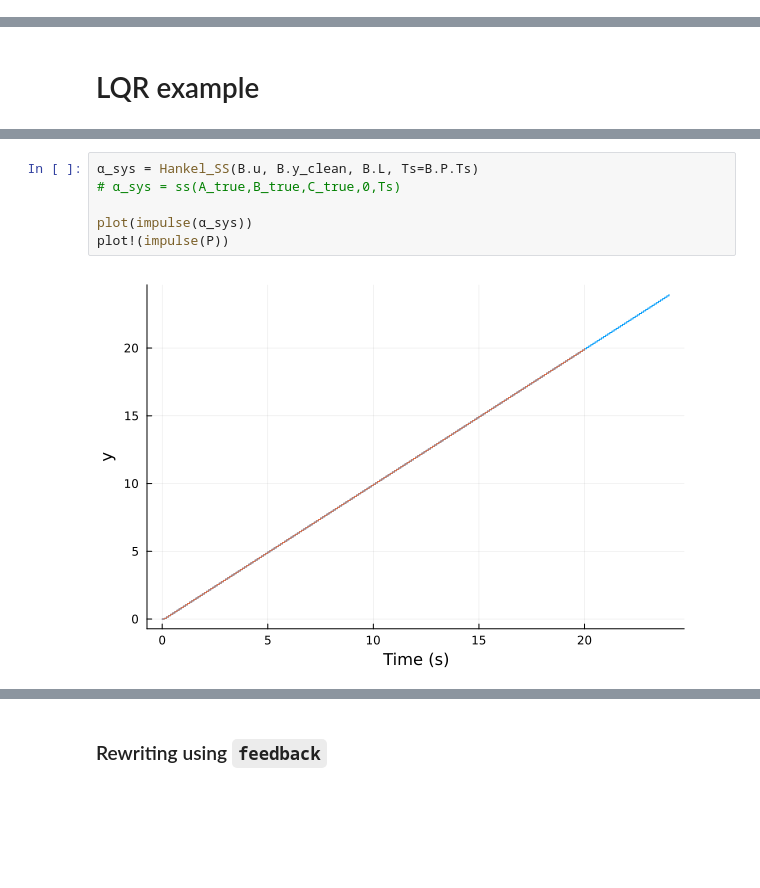
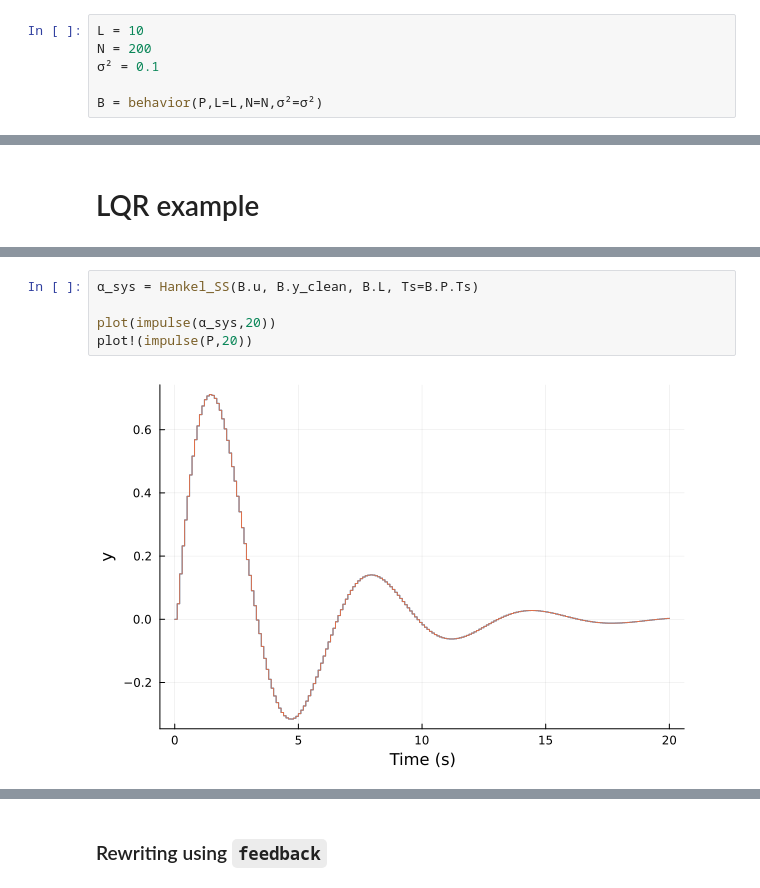
Before and after one commit to NPLawrence/deepHankel, a Jupyter notebook: examples/approx_error.ipynb, the cells around one changed output, grey strips where cells are left out. Saved outputs shown, nothing was run; the diff lists cells and outputs as text; blank space fills up the shorter version.

```diff
--- a/examples/approx_error.ipynb
+++ b/examples/approx_error.ipynb
@@ -138,0 +40,6 @@ UndefVarError: UndefVarError: plot not defined
+# %%
+L = 10
+N = 200
+σ² = 0.1
+
+B = behavior(P,L=L,N=N,σ²=σ²)
@@ -182,9 +142,8 @@ We study the figure above in more detail, particularly the effect of $L$.
 # %%
 α_sys = Hankel_SS(B.u, B.y_clean, B.L, Ts=B.P.Ts)
-# α_sys = ss(A_true,B_true,C_true,0,Ts)
 
-plot(impulse(α_sys))
-plot!(impulse(P))
+plot(impulse(α_sys,20))
+plot!(impulse(P,20))
 # %% [output]
-[figure, old version]
+[figure, new version]
 # %%
```
Also changed, not shown: parts of 14 cells of this notebook, 27 other files.
